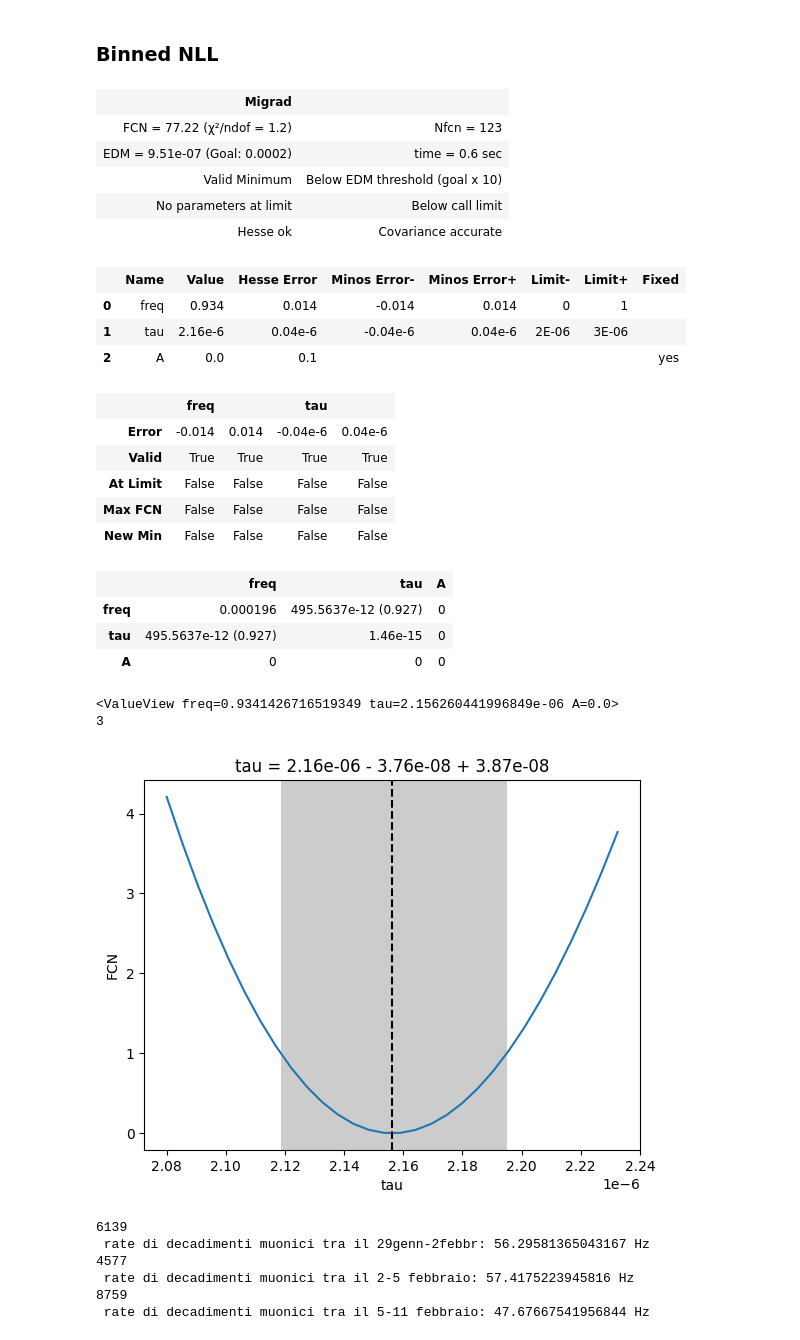
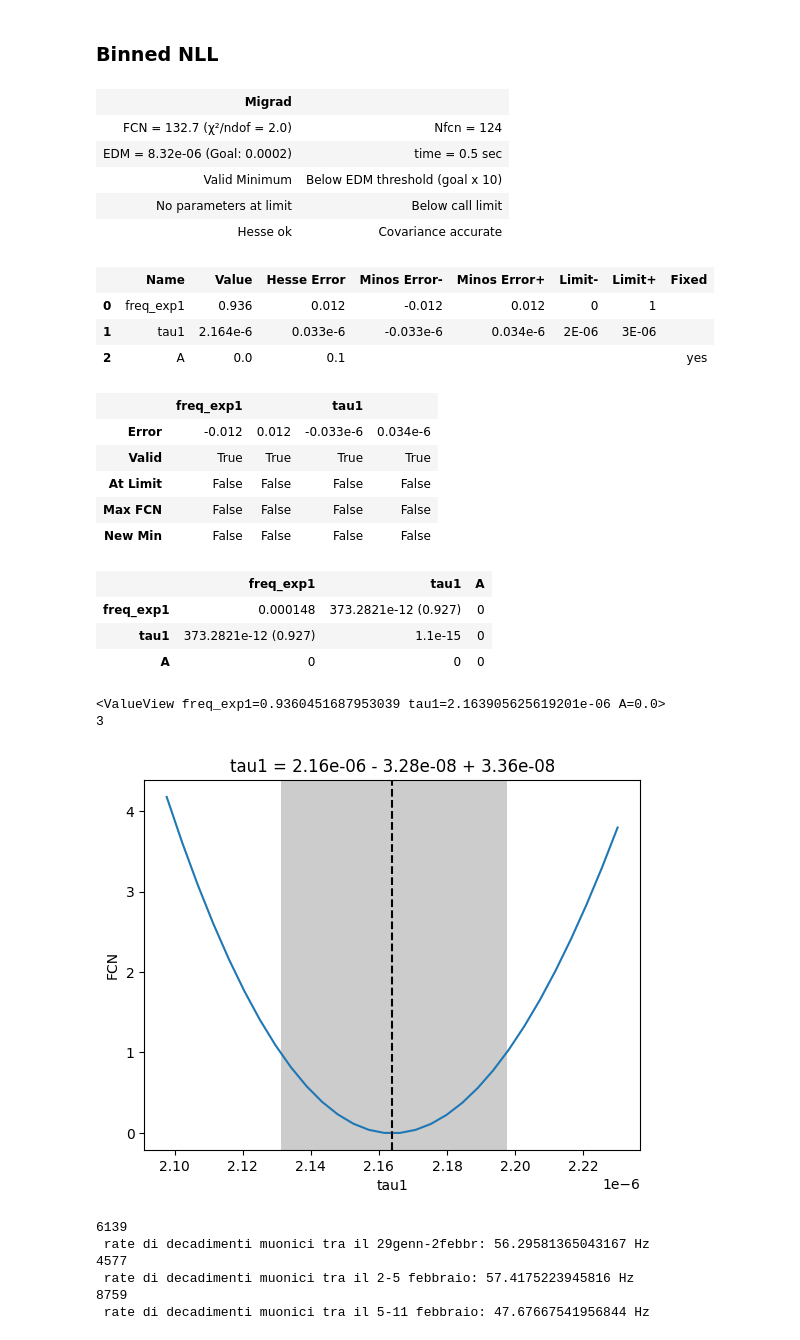
Before and after one commit to Matti-z/Lab-muons, a Jupyter notebook: hist_definitivo.ipynb, the cells around one changed output. Saved outputs shown, nothing was run; the diff lists cells and outputs as text; code cells hidden in the pictures.

Commit message:
refactor things + update plot and add labels

```diff
--- a/hist_definitivo.ipynb
+++ b/hist_definitivo.ipynb
@@ -267,49 +261,49 @@ n_bins = 67
 
 data_refact:np.ndarray = data[(data > 7e-7)&(data < 6.5e-6)]## forse si può anche non tagliare dal basso
 
 
 # n = dataset_analysis( data_refact , exp , bins = n_bins , args= {"a": 1, "A": 0, "tau": TAU_MU})
 # end(n)
 
 
 
-full_analysis = dataset_analysis( data_refact , exp_unif , bins = n_bins , args={"freq": 0.9,"tau1": TAU_MU , "A":0})
-full_analysis.limits["freq"] = (0,1)
-full_analysis.limits["tau"] = (2e-6,3e-6)
+full_analysis = dataset_analysis( data_refact , exp_unif , bins = n_bins , args={"freq_exp1": 0.9,"tau1": TAU_MU , "A":0})
+full_analysis.limits["freq_exp1"] = (0,1)
+full_analysis.limits["tau1"] = (2e-6,3e-6)
 end(full_analysis , True)
 
-full_analysis.draw_mnprofile("tau");
+full_analysis.draw_mnprofile("tau1");
 
 print(full_analysis.values)
 
 
-tau_hat = full_analysis.values["tau"]
+tau_hat = full_analysis.values["tau1"]
 
 print(len(full_analysis.values))
 # %% [output]
 | Migrad |  |
-| FCN = 77.22 (χ²/ndof = 1.2) | Nfcn = 123 |
-| EDM = 9.51e-07 (Goal: 0.0002) | time = 0.6 sec |
+| FCN = 132.7 (χ²/ndof = 2.0) | Nfcn = 124 |
+| EDM = 8.32e-06 (Goal: 0.0002) | time = 0.5 sec |
 | Valid Minimum | Below EDM threshold (goal x 10) |
 | No parameters at limit | Below call limit |
 | Hesse ok | Covariance accurate |
 |  | Name | Value | Hesse Error | Minos Error- | Minos Error+ | Limit- | Limit+ | Fixed |
-| 0 | freq | 0.934 | 0.014 | -0.014 | 0.014 | 0 | 1 |  |
-| 1 | tau | 2.16e-6 | 0.04e-6 | -0.04e-6 | 0.04e-6 | 2E-06 | 3E-06 |  |
+| 0 | freq_exp1 | 0.936 | 0.012 | -0.012 | 0.012 | 0 | 1 |  |
+| 1 | tau1 | 2.164e-6 | 0.033e-6 | -0.033e-6 | 0.034e-6 | 2E-06 | 3E-06 |  |
 | 2 | A | 0.0 | 0.1 |  |  |  |  | yes |
-|  | freq |  | tau |  |
-| Error | -0.014 | 0.014 | -0.04e-6 | 0.04e-6 |
+|  | freq_exp1 |  | tau1 |  |
+| Error | -0.012 | 0.012 | -0.033e-6 | 0.034e-6 |
 | Valid | True | True | True | True |
 | At Limit | False | False | False | False |
 | Max FCN | False | False | False | False |
 | New Min | False | False | False | False |
-|  | freq | tau | A |
-| freq | 0.000196 | 495.5637e-12 (0.927) | 0 |
-| tau | 495.5637e-12 (0.927) | 1.46e-15 | 0 |
+|  | freq_exp1 | tau1 | A |
+| freq_exp1 | 0.000148 | 373.2821e-12 (0.927) | 0 |
+| tau1 | 373.2821e-12 (0.927) | 1.1e-15 | 0 |
 | A | 0 | 0 | 0 |
-<ValueView freq=0.9341426716519349 tau=2.156260441996849e-06 A=0.0>
+<ValueView freq_exp1=0.9360451687953039 tau1=2.163905625619201e-06 A=0.0>
 3
-[figure, old version]
+[figure, new version]
 # %%
 print(len(data_2),'\n', 'rate di decadimenti muonici tra il 29genn-2febbr:', 1/(len(data_2)/((24*4)*3600)), 'Hz')
 print (len(data_3),'\n', 'rate di decadimenti muonici tra il 2-5 febbraio:', 1/(len(data_3)/((24*3+1)*3600)), 'Hz')
```
Also changed, not shown: parts of 16 cells of this notebook, 4 other files.
